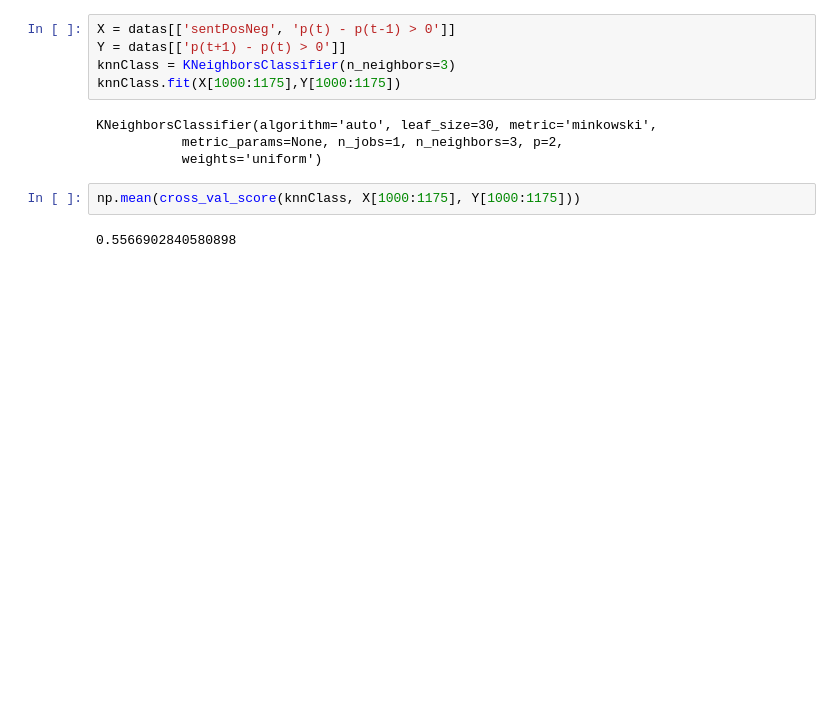
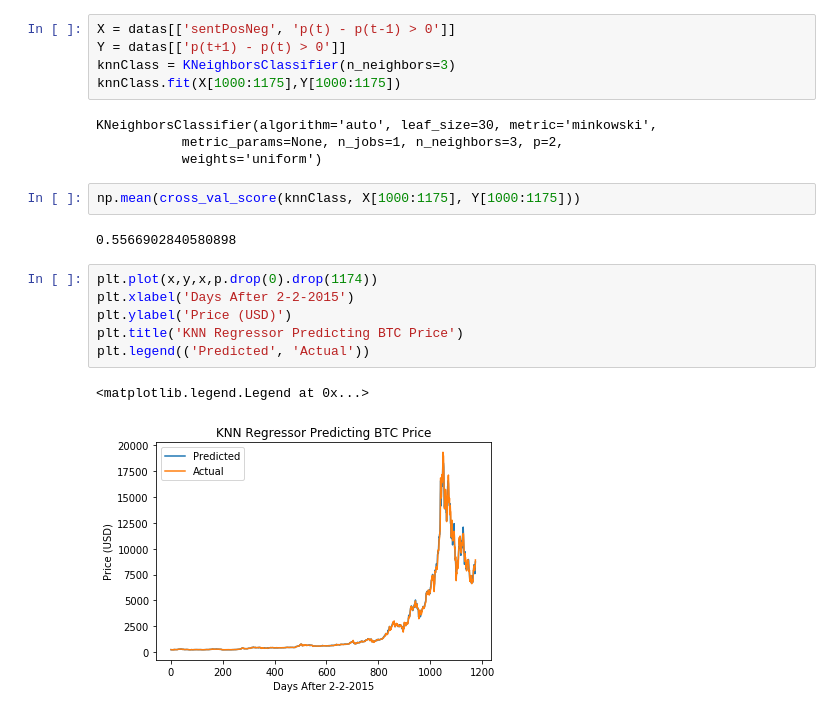
Before and after one commit to brandonmalexander/btc_prediction, a Jupyter notebook: src/models/1.1-bma-include_sentiment.ipynb, the cells around one changed output. Cells and saved outputs as stored; diff of their text form; blank space fills up the shorter version.

```diff
--- a/src/models/1.1-bma-include_sentiment.ipynb
+++ b/src/models/1.1-bma-include_sentiment.ipynb
@@ -227,3 +227,12 @@ KNeighborsClassifier(algorithm='auto', leaf_size=30, metric='minkowski',
 np.mean(cross_val_score(knnClass, X[1000:1175], Y[1000:1175]))
 # %% [output]
 0.5566902840580898
+# %%
+plt.plot(x,y,x,p.drop(0).drop(1174))
+plt.xlabel('Days After 2-2-2015')
+plt.ylabel('Price (USD)')
+plt.title('KNN Regressor Predicting BTC Price')
+plt.legend(('Predicted', 'Actual'))
+# %% [output]
+<matplotlib.legend.Legend at 0x...>
+[figure, added]
```
Also changed, not shown: 4 other files.
